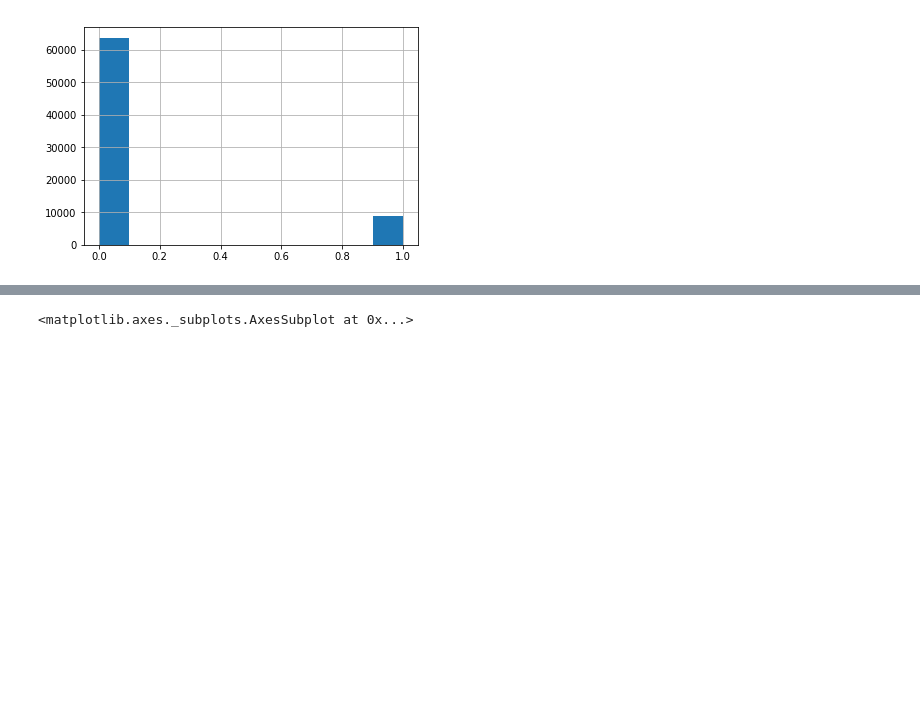
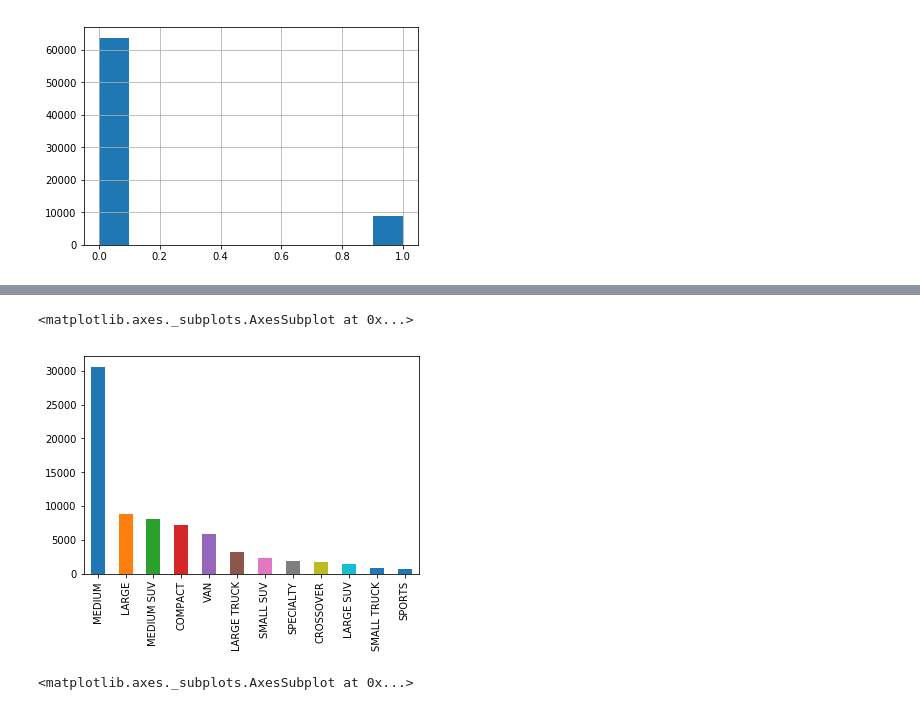
Before and after one commit to hamemomo/ML_tools, a Jupyter notebook: kaggle_goodbad_car/goodbadCar.ipynb, the cells around one changed output, grey strips where cells are left out. Drawn from its saved outputs; the diff is of its cells as text; code cells hidden in the pictures; blank space fills up the shorter version.

```diff
--- a/kaggle_goodbad_car/goodbadCar.ipynb
+++ b/kaggle_goodbad_car/goodbadCar.ipynb
@@ -118 +119,6 @@ data.Size.value_counts().plot(kind='bar')
+# %%
+data2.Size.value_counts().plot(kind='bar')
+# %% [output]
+<matplotlib.axes._subplots.AxesSubplot at 0x...>
+[figure, added]
 # %%
```
Also changed, not shown: parts of 20 cells of this notebook, 1 other file.
